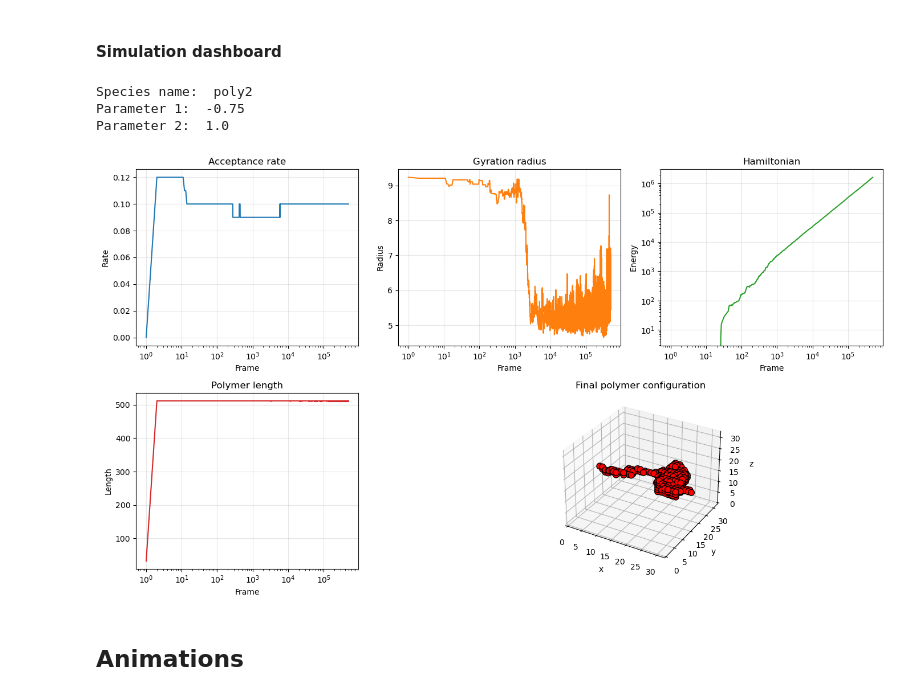
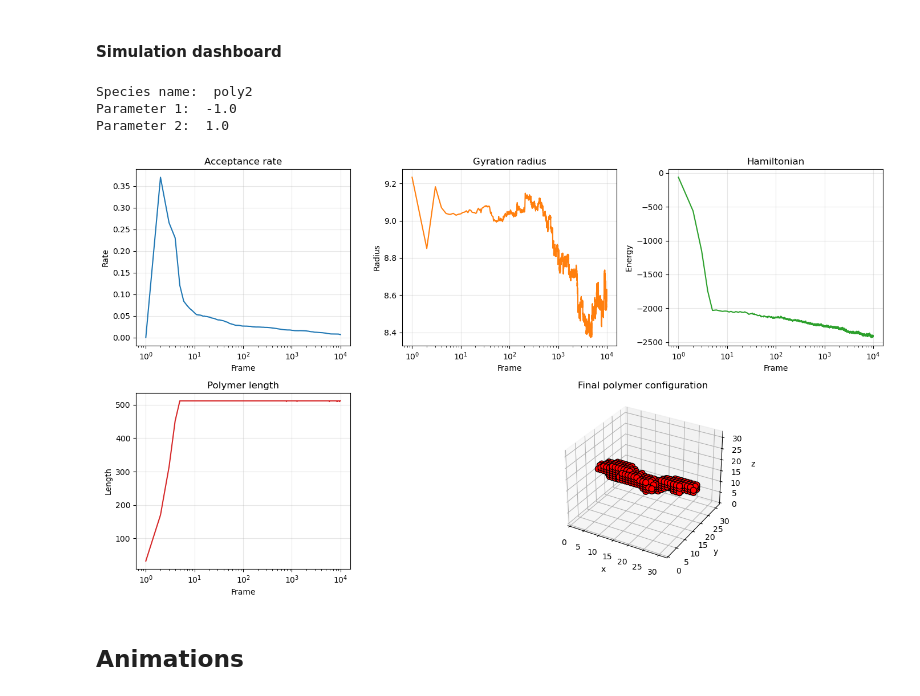
Before and after one commit to ta-rekt/Droplet, a Jupyter notebook: viz.ipynb, the cells around one changed output. Cells and saved outputs as stored; diff of their text form; code cells hidden in the pictures.

```diff
--- a/viz.ipynb
+++ b/viz.ipynb
@@ -144,7 +144,6 @@ def plot_simulation_dashboard(res_or_path, keya, keyb, show=True):
     ax_ham.set_ylabel('Energy')
     ax_ham.grid(True, alpha=0.3)
     ax_ham.set_xscale('log')
-    ax_ham.set_yscale('log')
 
     if len(plen):
         ax_len.plot(frames[:len(plen)], plen, color='C3')
@@ -176,15 +175,15 @@ def plot_simulation_dashboard(res_or_path, keya, keyb, show=True):
     return fig
 # %%
 # Example usage:
-alpha_index = 2
+alpha_index = 1
 beta_index = 1
-fig = plot_simulation_dashboard('data/20251030/test_cpu{}.json'.format(alpha_index),
+fig = plot_simulation_dashboard('data/20251031/radius_intpot_cpu{}.json'.format(alpha_index),
                                 alpha_index, beta_index)
 # %% [output]
 Species name:  poly2
-Parameter 1:  -0.75
+Parameter 1:  -1.0
 Parameter 2:  1.0
-[figure, old version]
+[figure, new version]
 # %% [markdown]
 ## Animations
 # %% [markdown]
```
Also changed, not shown: 2 other files.
